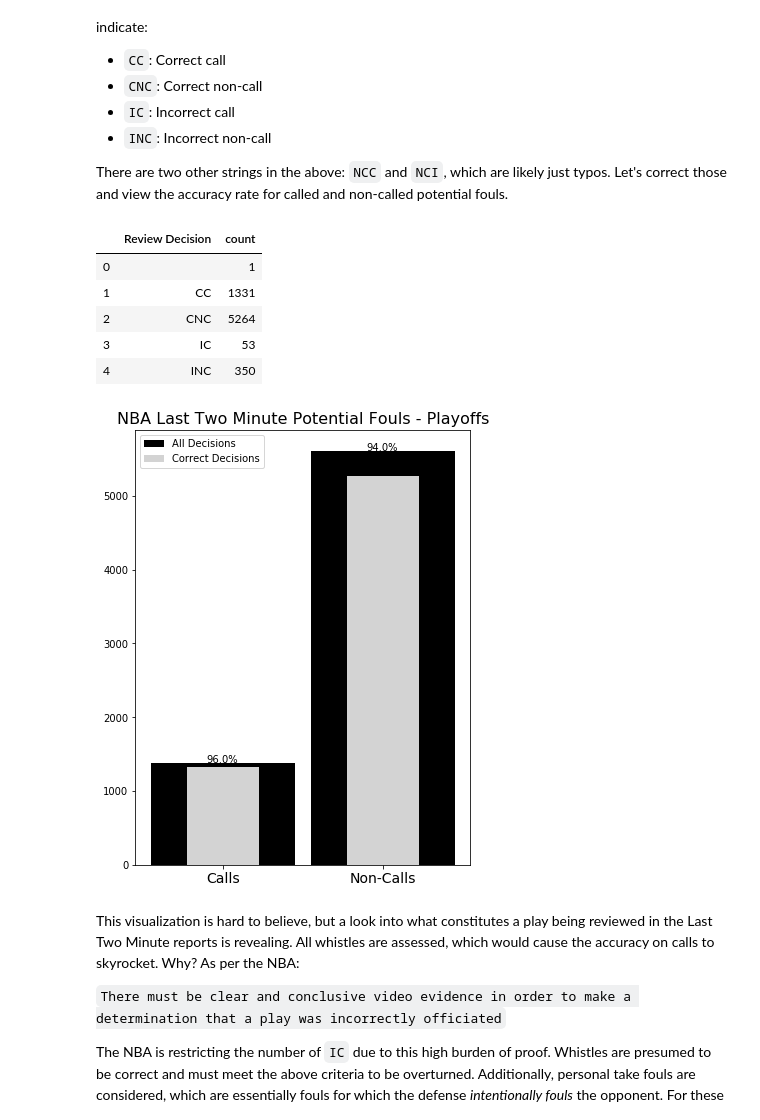
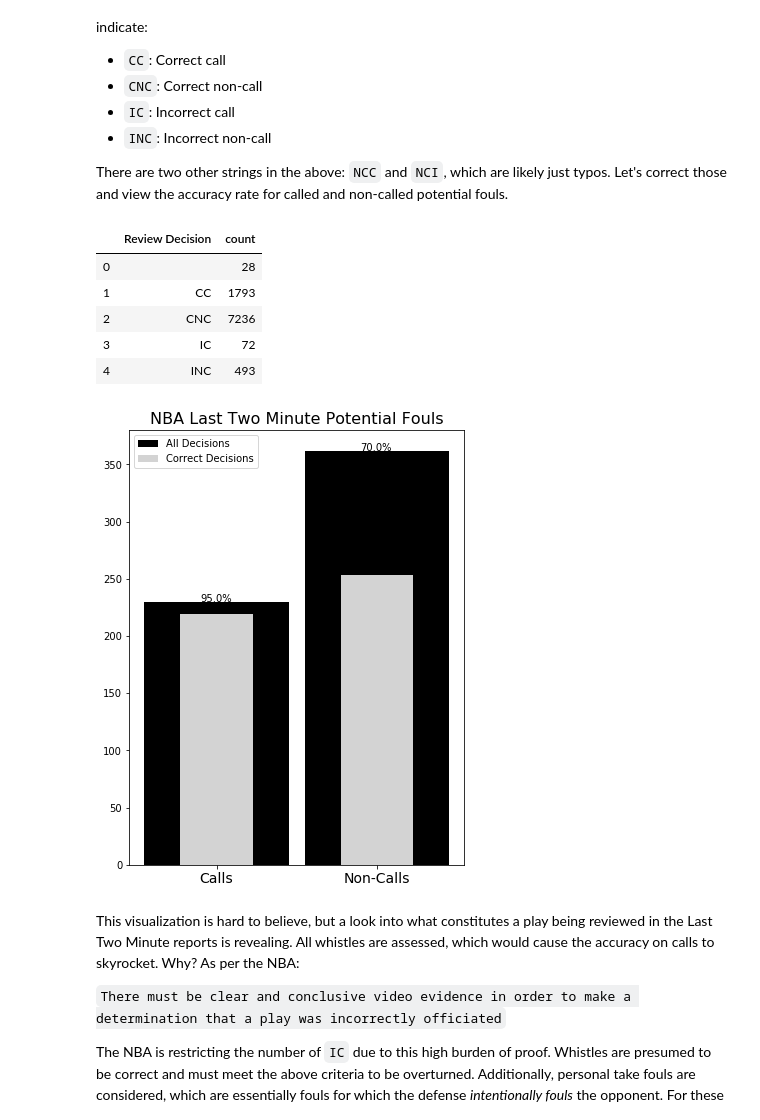
Before and after one commit to basketballrelativity/l2m, a Jupyter notebook: l2m.ipynb, the cells around one changed output. Drawn from its saved outputs; the diff is of its cells as text; code cells hidden in the pictures.

```diff
--- a/l2m.ipynb
+++ b/l2m.ipynb
@@ -52,8 +52,8 @@ pd.options.mode.chained_assignment = None  # Disabling pandas SetWithCopyWarning
 # %% [markdown]
 Let's read in the report data and do some exploration. These data were sourced from the above official's last-two-minute site that contains each qualifying play this season.
 # %%
-l2m_df = pd.read_csv('l2m.csv')
-l2m_df.head()
+l2m_2019 = pd.read_csv('l2m.csv')
+l2m_2019.head()
 # %% [output]
 |  | Period | Time | Call Type | Committing Player | Disadvantaged Player | Review Decision | Video | ... |
 | 0 | Q4 | 01:53.3 | Foul: Offensive | OG Anunoby | Brandon Ingram | CNC | http://official.nba.com/last-two-... | ... |
@@ -210,11 +210,11 @@ type_df = pd.DataFrame(foul_df.groupby('Review Decision')['Review Decision'].agg
 type_df
 # %% [output]
 |  | Review Decision | count |
-| 0 |  | 1 |
-| 1 | CC | 1331 |
-| 2 | CNC | 5264 |
-| 3 | IC | 53 |
-| 4 | INC | 350 |
+| 0 |  | 28 |
+| 1 | CC | 1793 |
+| 2 | CNC | 7236 |
+| 3 | IC | 72 |
+| 4 | INC | 493 |
 # %%
 call_accuracy = (type_df[type_df['Review Decision']=='CC']['count'].iloc[0] /
     (type_df[type_df['Review Decision']=='CC']['count'].iloc[0] + type_df[type_df['Review Decision']=='IC']['count'].iloc[0]))
@@ -234,35 +234,35 @@ bar_width_po = 0.9
 bar_width_league = 0.45
 
 # Adjusting the vertical locations of the horizontal bars to match with the axis tick labels
 hort_locations = np.arange(2)
 #hort_locations = [x + bar_height_po/2 for x in vert_locations]
 
 axis = fig.add_axes()
 
 plt.bar(x=hort_locations,
         height=[call_sum, noncall_sum], width=bar_width_po,
         color='black', label = 'All Decisions')
 plt.bar(x=hort_locations,
         height=[call_count, noncall_count], width=bar_width_league,
         color='lightgray', label = 'Correct Decisions')
 
 count = 0
 for perc, chal in zip([call_accuracy, noncall_accuracy], [call_sum, noncall_sum]):
     plt.text(count-0.1, chal + 0.1, str(round(perc*100)) + '%')
     count += 1
 
 plt.xticks(range(0, 2),
            ['Calls', 'Non-Calls'],
            rotation=0, fontsize=14)
 
 # plt.yticks(np.arange(0, max([call_sum, noncall_sum]) + 1, step=5))
 # for x in np.arange(0, max([call_sum, noncall_sum]) + 1, step=10):
 #     plt.axhline(x, linestyle='--', color='gray')
-plt.title("NBA Last Two Minute Potential Fouls - Playoffs", fontsize=16)
+plt.title("NBA Last Two Minute Potential Fouls", fontsize=16)
 plt.legend(loc='upper left')
 plt.show()
 # %% [output]
-[figure, old version]
+[figure, new version]
 # %% [markdown]
 This visualization is hard to believe, but a look into what constitutes a play being reviewed in the Last Two Minute reports is revealing. All whistles are assessed, which would cause the accuracy on calls to skyrocket. Why? As per the NBA:
 
```
Also changed, not shown: parts of 10 cells of this notebook.
